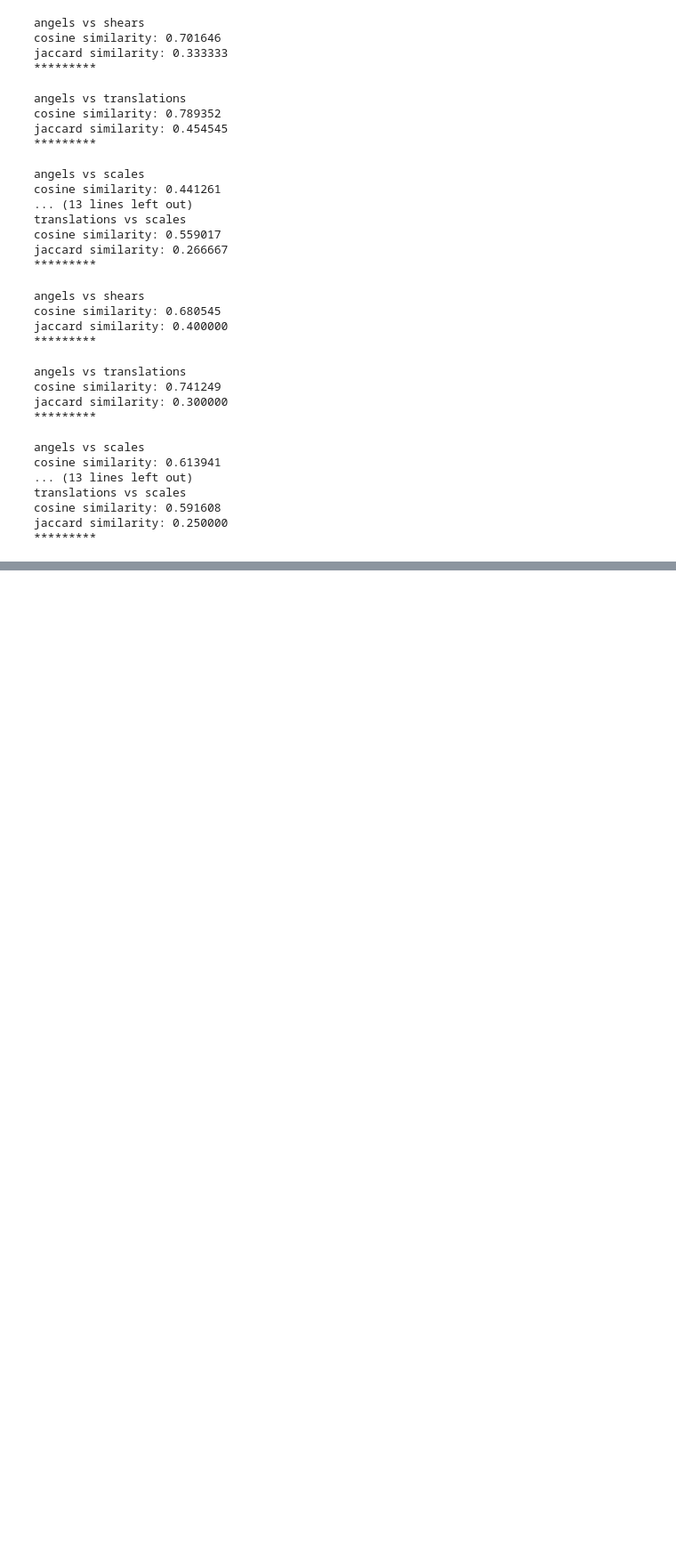
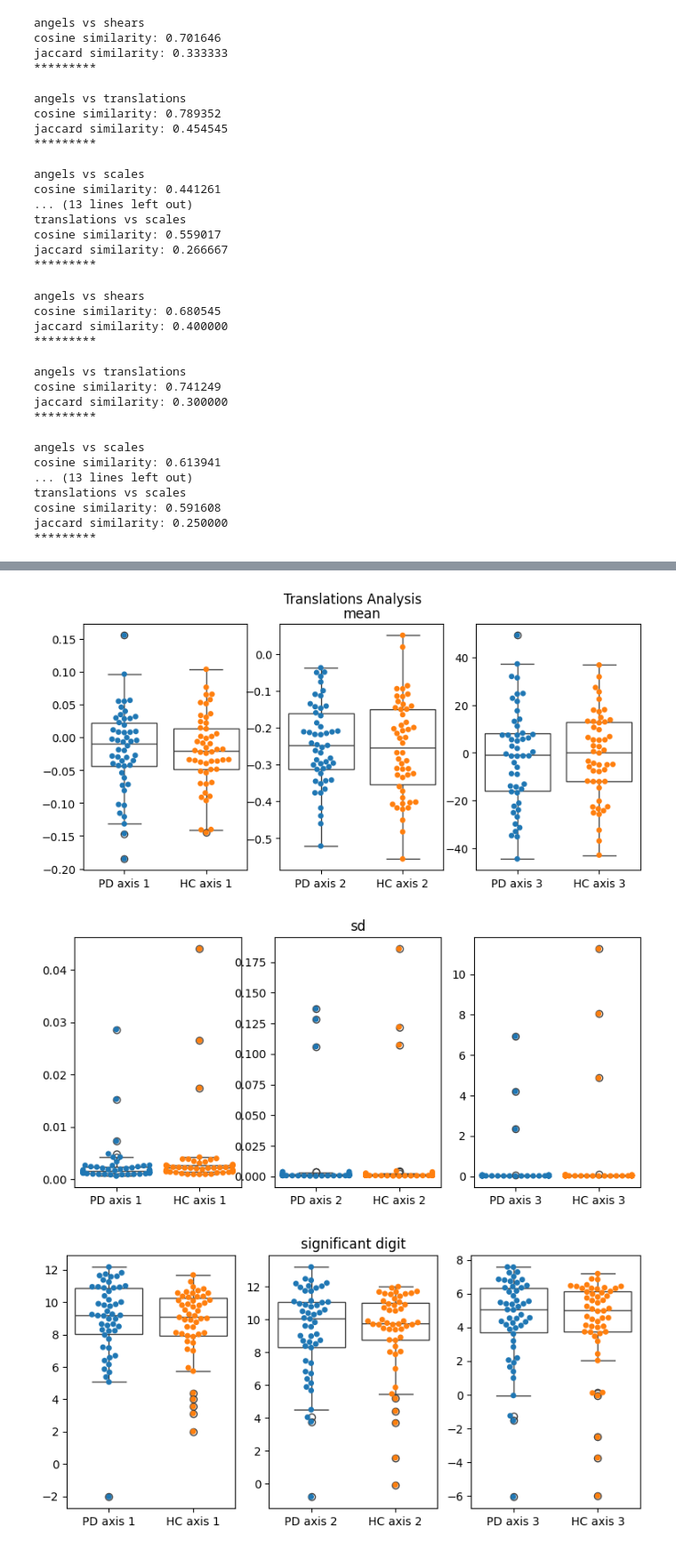
Before and after one commit to mirhnius/mca_linear_registration, a Jupyter notebook: analysis.ipynb, the cells around one changed output, grey strips where cells are left out. Shown at 89% size. Cells and saved outputs as stored; diff of their text form; code cells hidden in the pictures; blank space fills up the shorter version.

```diff
--- a/analysis.ipynb
+++ b/analysis.ipynb
@@ -587,0 +588,21 @@ array([[ 9.34331463e-01,  9.98999653e-02,  1.21623536e-02,
+# %%
+ants_translations_mca_PD = np.stack([value for value in ants_translation_mca_dict_PD.values()])
+ants_translations_mca_HC = np.stack([value for value in ants_translation_mca_dict_HC.values()])
+
+ants_translations_significant_PD = np.stack([sd.significant_digits(ants_translations_mca_PD[i,:,:], reference=np.mean(ants_translations_mca_PD[i,:,:]), axis=0) for i in range(50)])
+ants_translations_significant_HC = np.stack([sd.significant_digits(ants_translations_mca_HC[i,:,:], reference=np.mean(ants_translations_mca_HC[i,:,:]), axis=0) for i in range(50)])
+# %%
+fig = plt.figure(figsize=(9, 4))
+fig.suptitle('Translations Analysis')
+plotter(np.mean(ants_translations_mca_PD, axis=1),np.mean(ants_translations_mca_HC, axis=1), 'mean')
+
+fig = plt.figure(figsize=(9, 4))
+plotter(np.std(ants_translations_mca_PD, axis=1),np.std(ants_translations_mca_HC, axis=1), 'sd')
+
+
+fig = plt.figure(figsize=(9, 4))
+plotter(ants_translations_significant_PD,ants_translations_significant_HC, 'significant digit')
+# %% [output]
+[figure, added]
+[figure, added]
+[figure, added]
```
Also changed, not shown: parts of 49 cells of this notebook.
